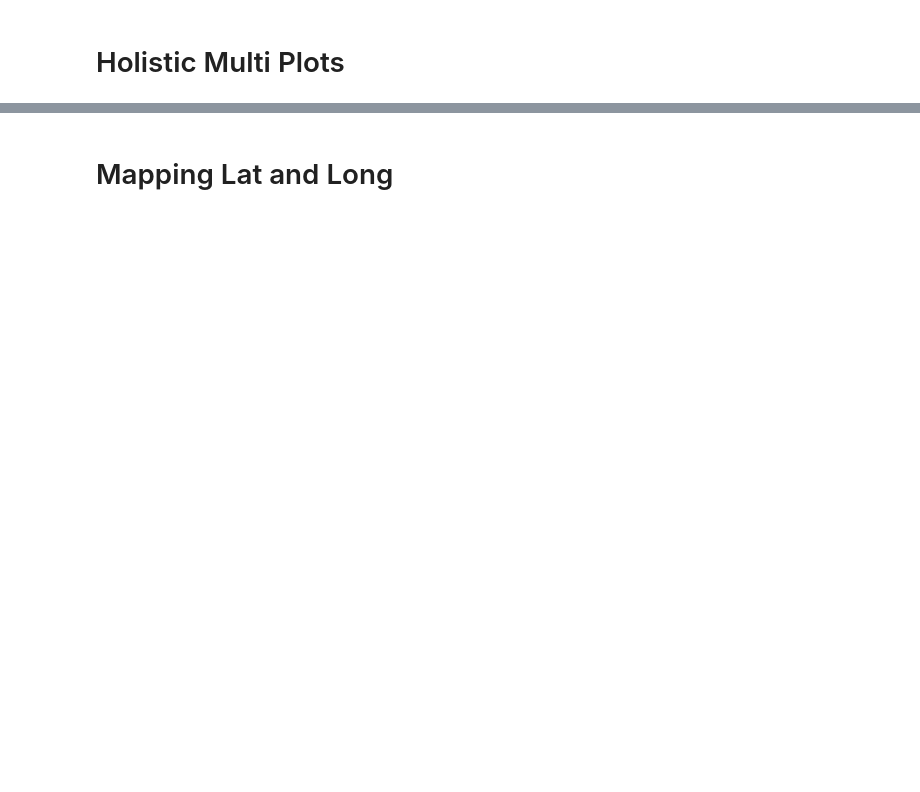
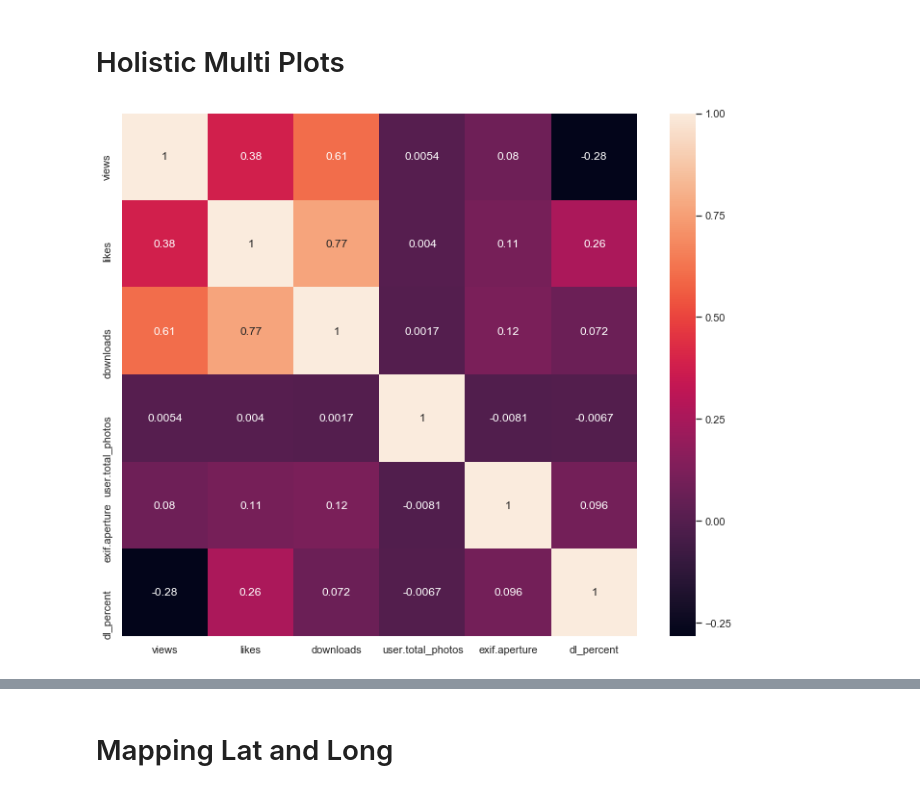
Before and after one commit to Aaronhjlee/UnsplashEDA, a Jupyter notebook: UnsplashEDA.ipynb, the cells around one changed output, grey strips where cells are left out. Saved outputs shown, nothing was run; the diff lists cells and outputs as text; code cells hidden in the pictures; blank space fills up the shorter version.

```diff
--- a/UnsplashEDA.ipynb
+++ b/UnsplashEDA.ipynb
@@ -478,5 +420,7 @@ Unsplash_df[['exif.make', 'main_color']].dropna()
 # Holistic Multi Plots
 # %%
 plt.subplots(1, figsize=(12,10))
-sns.heatmap(Unsplash_df[['views', 'likes', 'downloads', 'user.total_photos', 'exif.aperture']].corr(), annot=True);
+sns.heatmap(Unsplash_df[['views', 'likes', 'downloads', 'user.total_photos', 'exif.aperture', 'dl_percent']].corr(), annot=True);
+# %% [output]
+[figure, added]
 # %%
```
Also changed, not shown: parts of 43 cells of this notebook, 20 other files.
